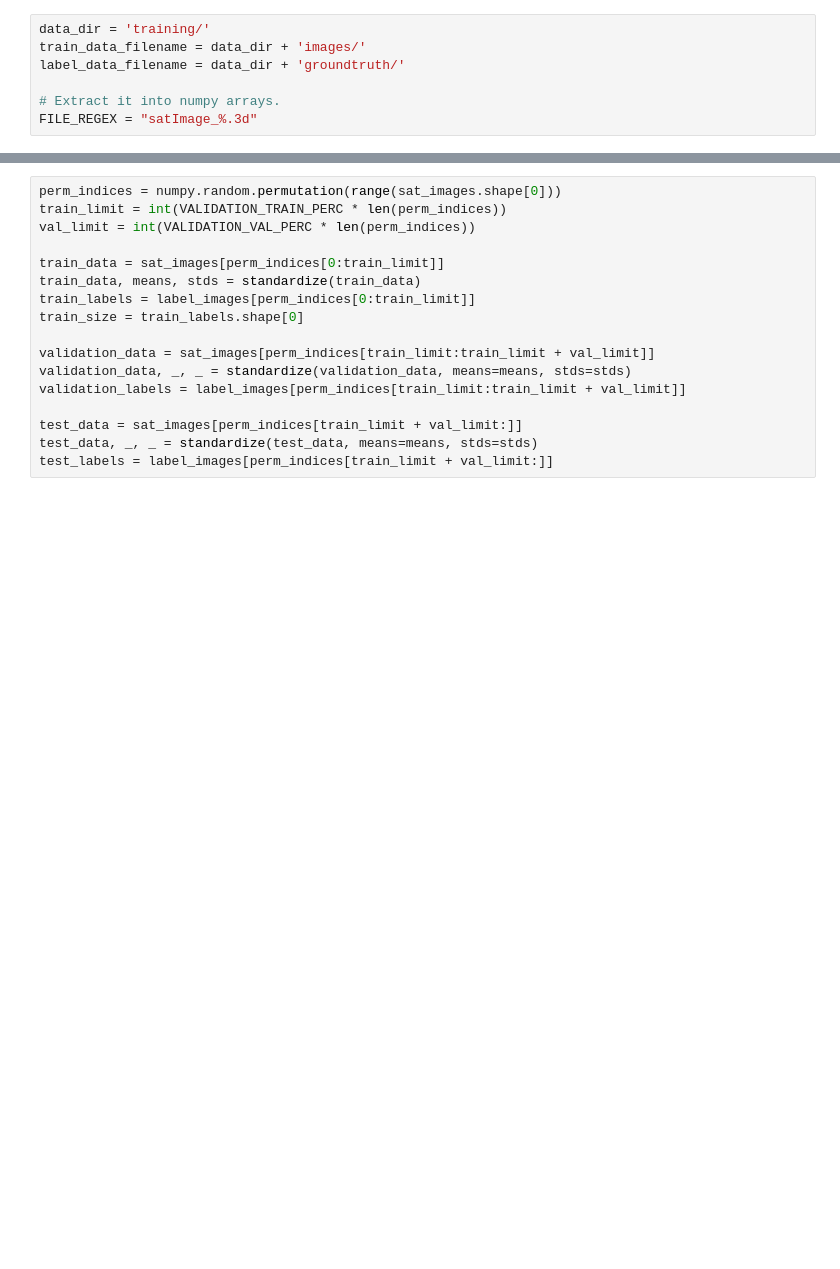
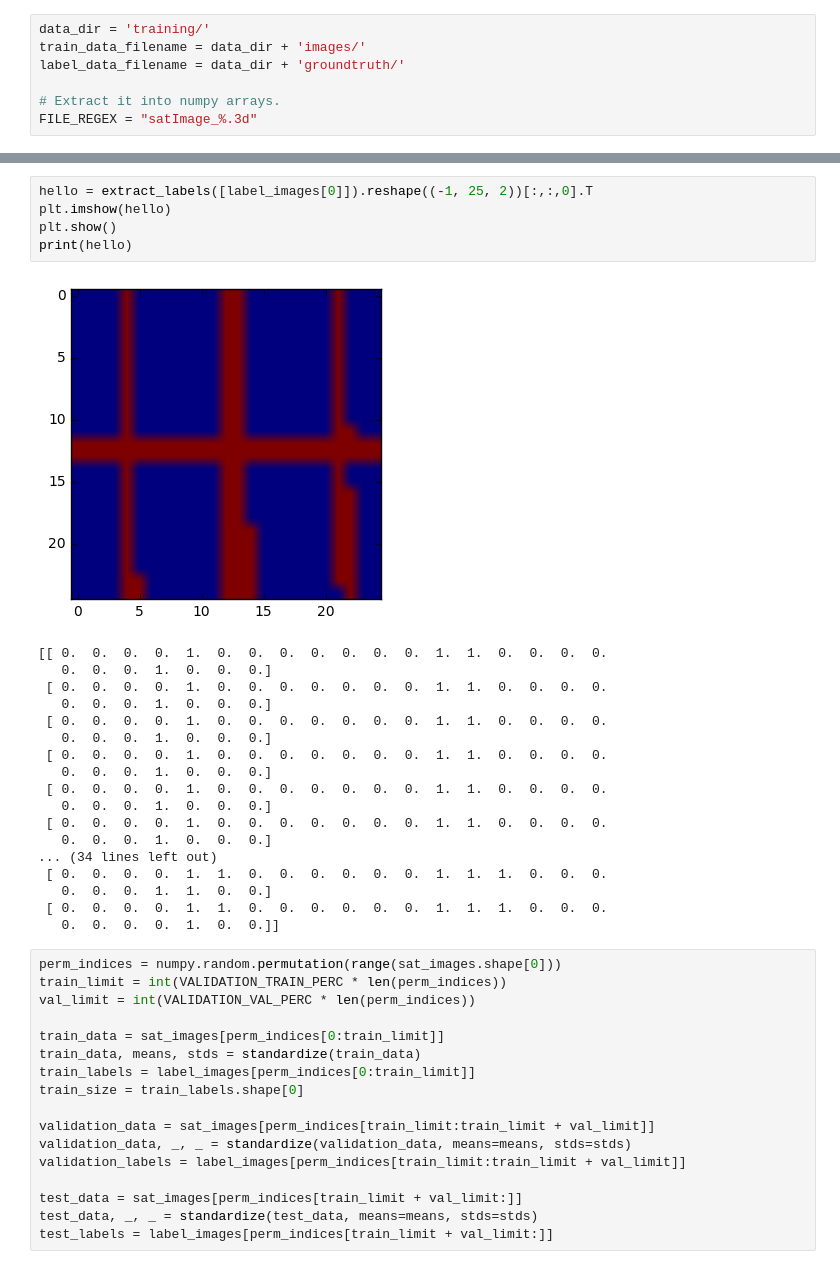
Before and after one commit to njroussel/RoadSegmentation, a Jupyter notebook: roateImages.ipynb, the cells around one changed output, grey strips where cells are left out. Saved outputs shown, nothing was run; the diff lists cells and outputs as text; blank space fills up the shorter version.

```diff
--- a/roateImages.ipynb
+++ b/roateImages.ipynb
@@ -40,3 +40,27 @@ plt.show()
+# %%
+hello = extract_labels([label_images[0]]).reshape((-1, 25, 2))[:,:,0].T
+plt.imshow(hello)
+plt.show()
+print(hello)
+# %% [output]
+[figure, added]
+[[ 0.  0.  0.  0.  1.  0.  0.  0.  0.  0.  0.  0.  1.  1.  0.  0.  0.  0.
+   0.  0.  0.  1.  0.  0.  0.]
+ [ 0.  0.  0.  0.  1.  0.  0.  0.  0.  0.  0.  0.  1.  1.  0.  0.  0.  0.
+   0.  0.  0.  1.  0.  0.  0.]
+ [ 0.  0.  0.  0.  1.  0.  0.  0.  0.  0.  0.  0.  1.  1.  0.  0.  0.  0.
+   0.  0.  0.  1.  0.  0.  0.]
+ [ 0.  0.  0.  0.  1.  0.  0.  0.  0.  0.  0.  0.  1.  1.  0.  0.  0.  0.
+   0.  0.  0.  1.  0.  0.  0.]
+ [ 0.  0.  0.  0.  1.  0.  0.  0.  0.  0.  0.  0.  1.  1.  0.  0.  0.  0.
+   0.  0.  0.  1.  0.  0.  0.]
+ [ 0.  0.  0.  0.  1.  0.  0.  0.  0.  0.  0.  0.  1.  1.  0.  0.  0.  0.
+   0.  0.  0.  1.  0.  0.  0.]
+... (34 lines left out)
+ [ 0.  0.  0.  0.  1.  1.  0.  0.  0.  0.  0.  0.  1.  1.  1.  0.  0.  0.
+   0.  0.  0.  1.  1.  0.  0.]
+ [ 0.  0.  0.  0.  1.  1.  0.  0.  0.  0.  0.  0.  1.  1.  1.  0.  0.  0.
+   0.  0.  0.  0.  1.  0.  0.]]
 # %%
 perm_indices = numpy.random.permutation(range(sat_images.shape[0]))
 train_limit = int(VALIDATION_TRAIN_PERC * len(perm_indices))
```
Also changed, not shown: parts of 3 cells of this notebook, 4 other files.
